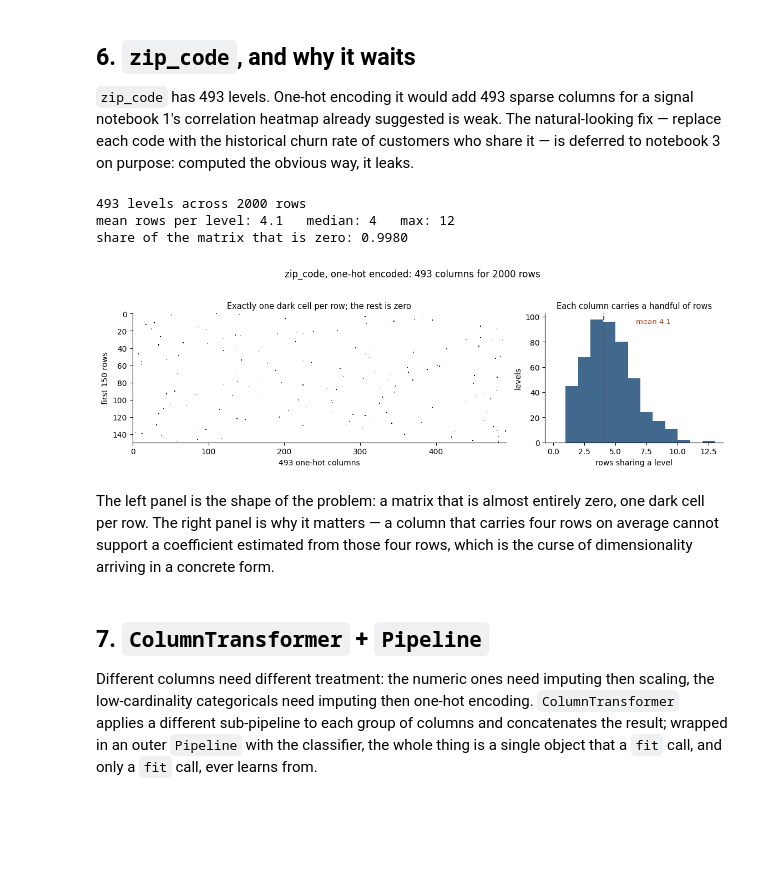
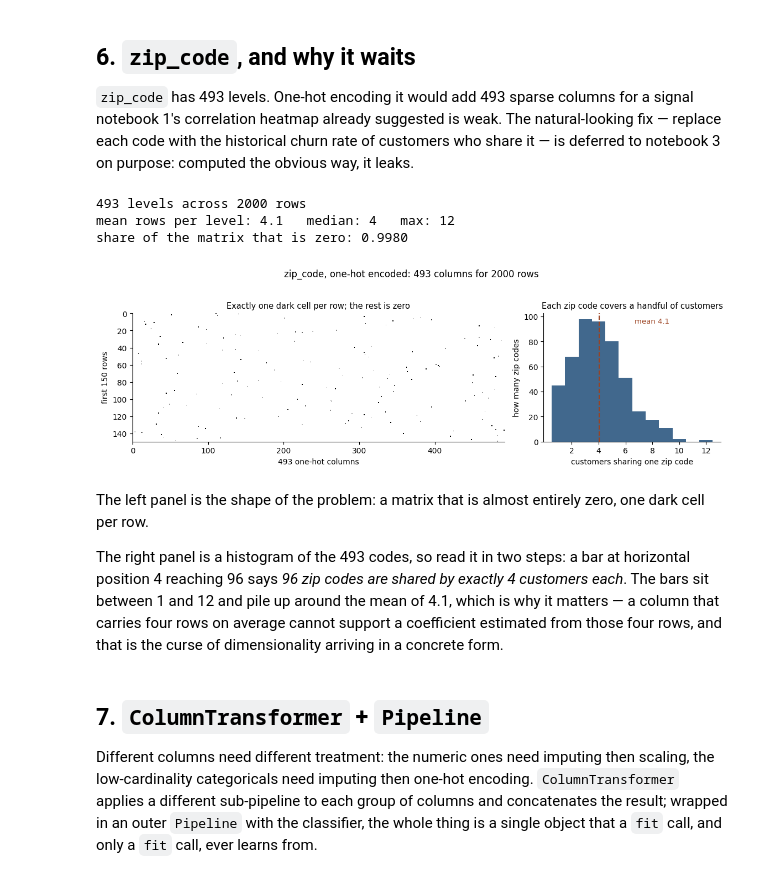
Before and after one commit to fabioantonini/technologies-for-artificial-intelligence, a Jupyter notebook: Lessons/02_data_exploration_and_preparation/Notebooks/02_scaling_encoding_and_pipelines.ipynb, the cells around one changed output. Cells and saved outputs as stored; diff of their text form; code cells hidden in the pictures; blank space fills up the shorter version.

```diff
--- a/Lessons/02_data_exploration_and_preparation/Notebooks/02_scaling_encoding_and_pipelines.ipynb
+++ b/Lessons/02_data_exploration_and_preparation/Notebooks/02_scaling_encoding_and_pipelines.ipynb
@@ -284,43 +284,52 @@ rows_per_level = zip_dummies.sum(axis=0)
 print(f"{zip_dummies.shape[1]} levels across {len(df)} rows")
 print(f"mean rows per level: {rows_per_level.mean():.1f}   "
       f"median: {int(rows_per_level.median())}   max: {rows_per_level.max()}")
 print(f"share of the matrix that is zero: {1 - zip_dummies.to_numpy().mean():.4f}")
 
 fig, (ax_m, ax_h) = plt.subplots(1, 2, figsize=(11.5, 3.6),
                                  gridspec_kw={"width_ratios": [2.1, 1]})
 
 shown = 150
 ax_m.imshow(zip_dummies.to_numpy()[:shown], aspect="auto",
             cmap="binary", interpolation="nearest", vmin=0, vmax=1)
 ax_m.set_xlabel(f"{zip_dummies.shape[1]} one-hot columns")
 ax_m.set_ylabel(f"first {shown} rows")
 ax_m.set_title("Exactly one dark cell per row; the rest is zero", fontsize=10.5)
 
-ax_h.hist(rows_per_level, bins=range(0, int(rows_per_level.max()) + 2),
+# One bar per whole number of customers, centred on it: with bin edges on the
+# integers instead, the bar for "4 customers" spans 4 to 5 and the reader has to
+# guess which of the two numbers it is counting.
+ax_h.hist(rows_per_level, bins=np.arange(0.5, rows_per_level.max() + 1.5),
           color="#1F4E79", alpha=0.85)
 ax_h.axvline(rows_per_level.mean(), color="#9C4221", ls="--", lw=1.5)
 ax_h.text(rows_per_level.mean() + 2.6, ax_h.get_ylim()[1] * 0.92,
           f"mean {rows_per_level.mean():.1f}", color="#9C4221", fontsize=9.5)
-ax_h.set_xlabel("rows sharing a level")
-ax_h.set_ylabel("levels")
-ax_h.set_title("Each column carries a handful of rows", fontsize=10.5)
+ax_h.set_xticks(range(2, int(rows_per_level.max()) + 1, 2))
+ax_h.set_xlabel("customers sharing one zip code")
+ax_h.set_ylabel("how many zip codes")
+ax_h.set_title("Each zip code covers a handful of customers", fontsize=10.5)
 for ax in (ax_m, ax_h):
     ax.spines[["top", "right"]].set_visible(False)
 
 fig.suptitle("zip_code, one-hot encoded: 493 columns for 2000 rows", y=1.03)
 fig.tight_layout()
 fig.savefig(FIGURES / "onehot_width.png", dpi=150, bbox_inches="tight")
 plt.show()
 # %% [output]
 493 levels across 2000 rows
 mean rows per level: 4.1   median: 4   max: 12
 share of the matrix that is zero: 0.9980
-[figure, old version]
+[figure, new version]
 # %% [markdown]
 The left panel is the shape of the problem: a matrix that is almost entirely
-zero, one dark cell per row. The right panel is why it matters — a column that
-carries four rows on average cannot support a coefficient estimated from those
-four rows, which is the curse of dimensionality arriving in a concrete form.
+zero, one dark cell per row.
+
+The right panel is a histogram of the 493 codes, so read it in two steps: a
+bar at horizontal position 4 reaching 96 says *96 zip codes are shared by
+exactly 4 customers each*. The bars sit between 1 and 12 and pile up around
+the mean of 4.1, which is why it matters — a column that carries four rows on
+average cannot support a coefficient estimated from those four rows, and that
+is the curse of dimensionality arriving in a concrete form.
 # %% [markdown]
 ## 7. `ColumnTransformer` + `Pipeline`
 
```
Also changed, not shown: 15 other files.
